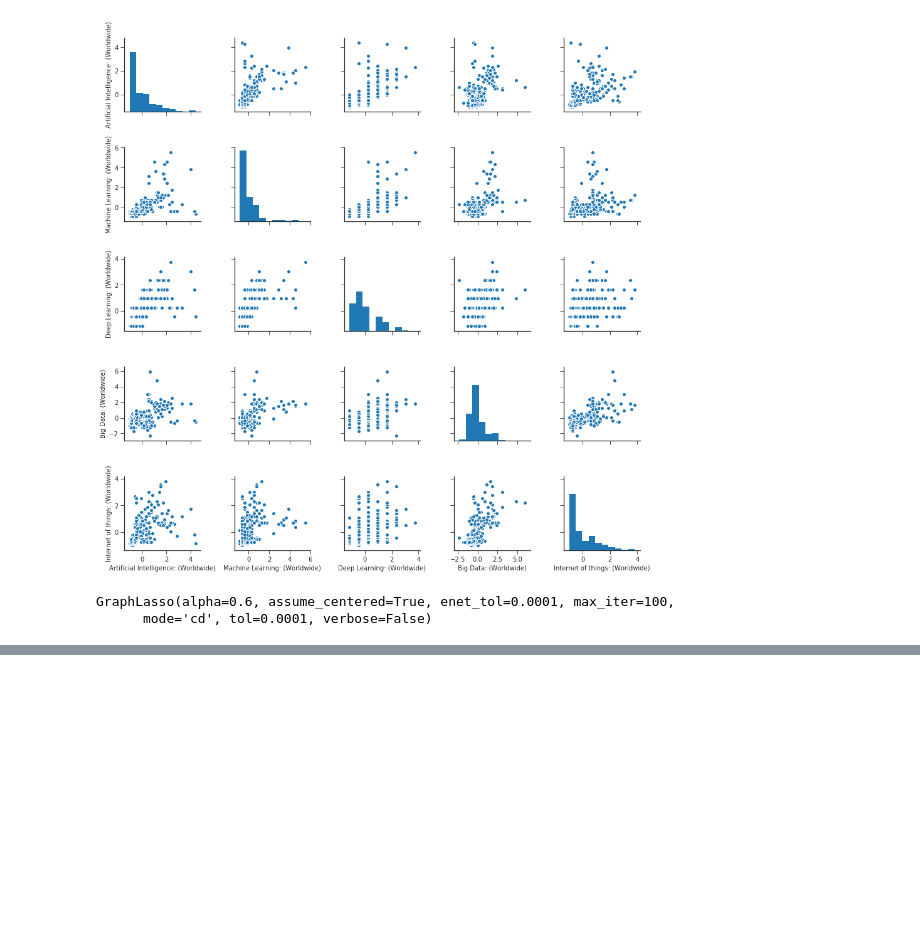
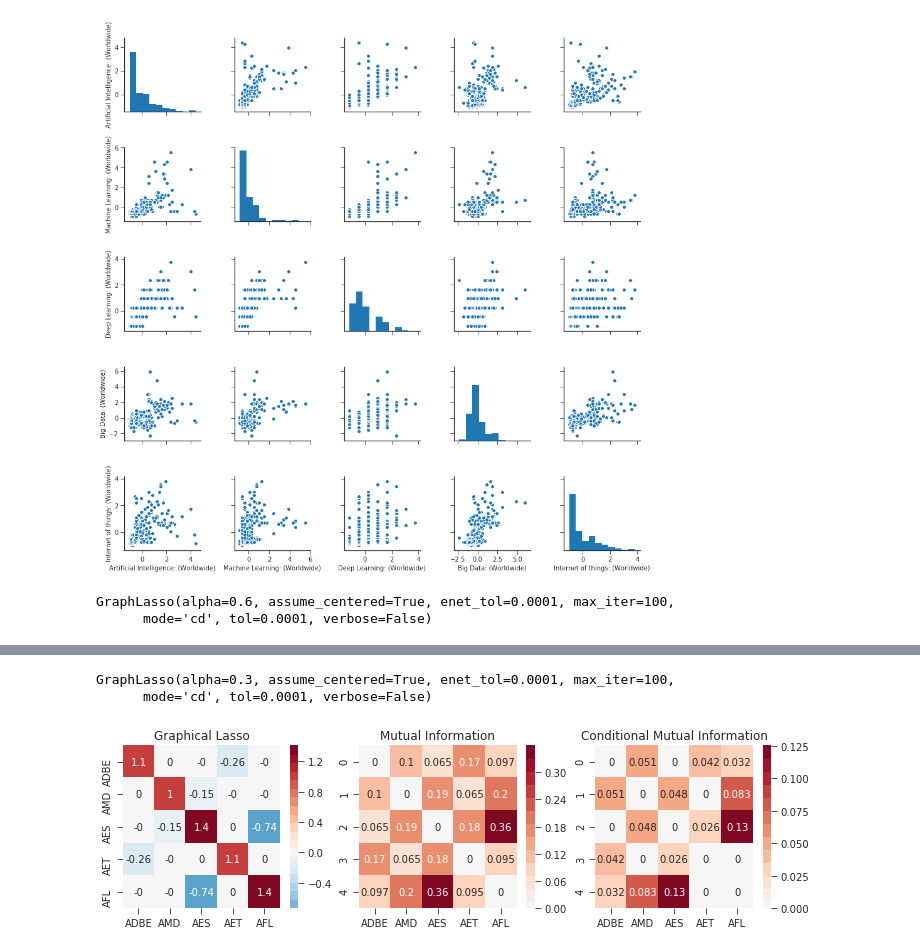
Before and after one commit to y-takashina/density_ratio, a Jupyter notebook: mi-real-data.ipynb, the cells around one changed output, grey strips where cells are left out. Saved outputs shown, nothing was run; the diff lists cells and outputs as text; code cells hidden in the pictures; blank space fills up the shorter version.

```diff
--- a/mi-real-data.ipynb
+++ b/mi-real-data.ipynb
@@ -117,0 +140,31 @@ sns.heatmap(cmi, annot=True, ax=axes[2], center=0, xticklabels=list(df.columns),
+# %%
+# model = sklearn.covariance.GraphLassoCV(alphas=[0.01, 0.05, 0.1, 0.2, 0.4, 0.6, 0.8])
+model = sklearn.covariance.GraphLasso(alpha=0.3, assume_centered=True)
+model.fit(df.values)
+# %% [output]
+GraphLasso(alpha=0.3, assume_centered=True, enet_tol=0.0001, max_iter=100,
+      mode='cd', tol=0.0001, verbose=False)
+# %%
+d = len(X[0])
+mi = np.zeros([d, d])
+cmi = np.zeros([d, d])
+for i, j in tqdm.tqdm([(i, j) for i in range(d) for j in range(d) if i > j]):
+    mi[i, j] = mi[j, i] = kliep.mutual_information(X=X[:, i].reshape(-1, 1), Y=X[:, j].reshape(-1, 1), maxiter=1000)
+    mask = (np.arange(d) != i) & (np.arange(d) != j)
+    mi_xz = kliep.mutual_information(X=X[:, i].reshape(-1, 1), Y=X[:, mask], maxiter=1000)
+    mi_yz = kliep.mutual_information(X=X[:, j].reshape(-1, 1), Y=X[:, mask], maxiter=1000)
+    mi_xyz = kliep.mutual_information(X=X[:, i].reshape(-1, 1), Y=X[:, j].reshape(-1, 1), Z=X[:, mask], maxiter=1000)
+    cmi[i, j] = cmi[j, i] = mi_xyz - (mi_xz + mi_yz)
+
+cmi[cmi < 0] = 0
+# %%
+f, axes = plt.subplots(1, 3, figsize=[12, 3])
+axes[0].set_title('Graphical Lasso')
+axes[1].set_title('Mutual Information')
+axes[2].set_title('Conditional Mutual Information')
+sns.heatmap(model.precision_, annot=True, ax=axes[0], center=0, xticklabels=list(df.columns), yticklabels=list(df.columns), cmap=palette)
+sns.heatmap(mi, annot=True, ax=axes[1], center=0, xticklabels=list(df.columns), cmap=palette)
+sns.heatmap(cmi, annot=True, ax=axes[2], center=0, xticklabels=list(df.columns), cmap=palette)
+plt.savefig('output/heat-real-stock-1.png', dpi=120)
+# %% [output]
+[figure, added]
```
Also changed, not shown: parts of 5 cells of this notebook, 1 other file.
